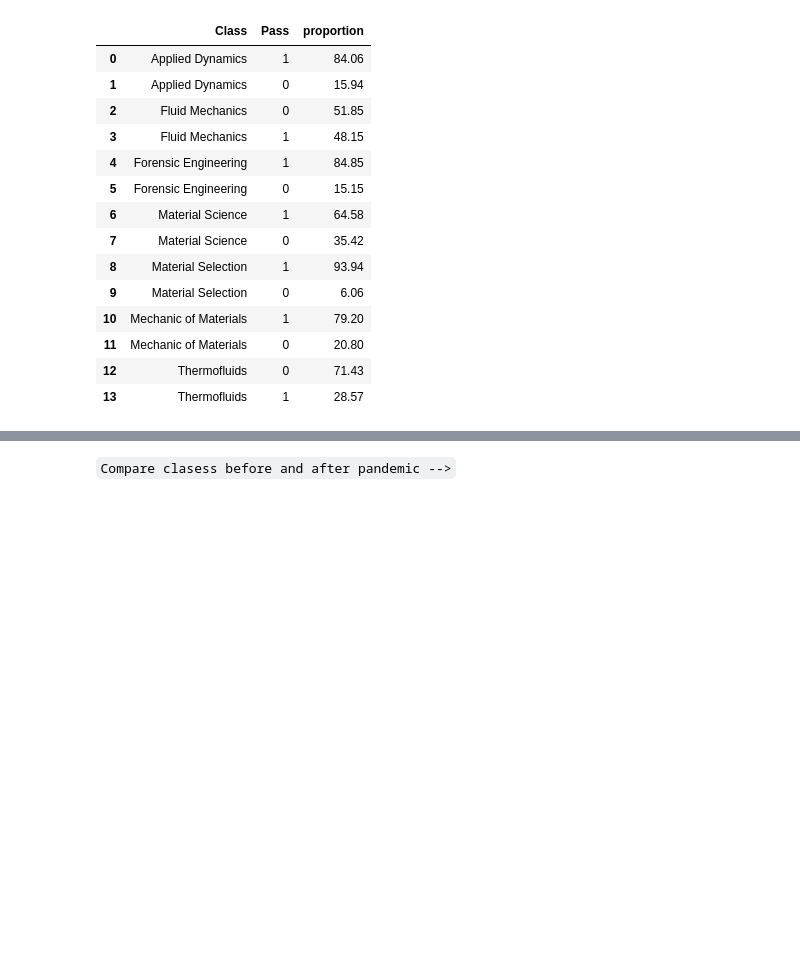
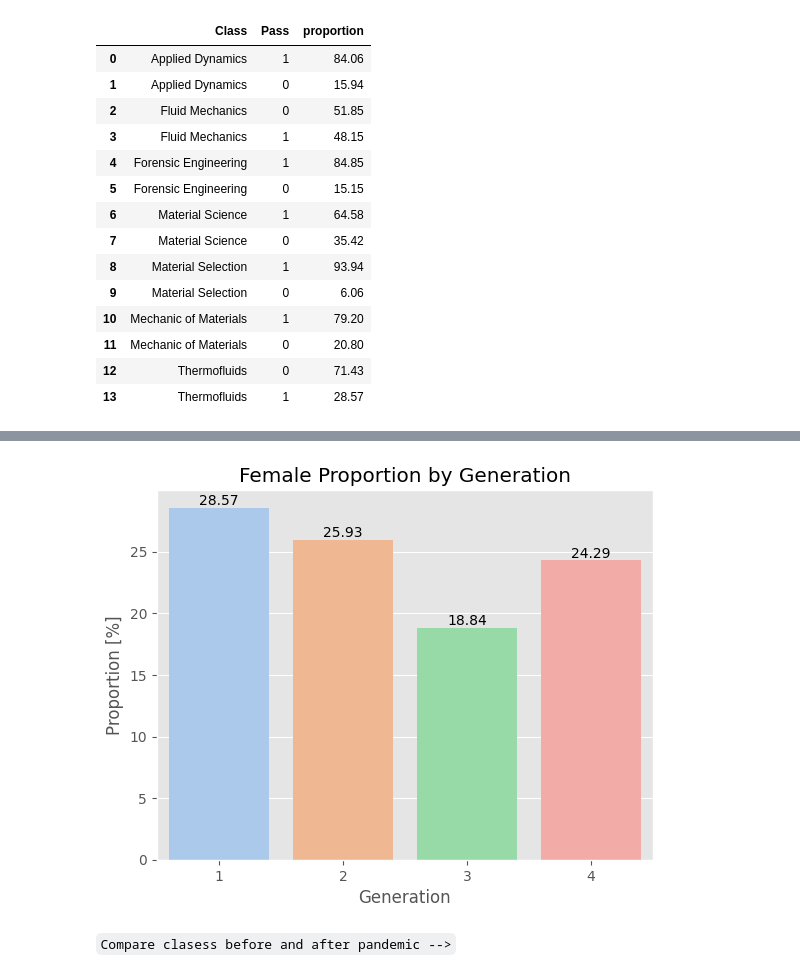
Before and after one commit to alejo1630/grades_college_analysis, a Jupyter notebook: grades.ipynb, the cells around one changed output, grey strips where cells are left out. Saved outputs shown, nothing was run; the diff lists cells and outputs as text; code cells hidden in the pictures; blank space fills up the shorter version.

```diff
--- a/grades.ipynb
+++ b/grades.ipynb
@@ -374,2 +451,20 @@ plt.show()
+# %%
+# Proportion
+
+df_sex_generation = df[["Sex", "Generation"]].groupby("Generation").value_counts(normalize=True).mul(100).round(2).reset_index()
+
+ax = sns.barplot(data = df_sex_generation[df_sex_generation["Sex"] == "F"],
+                 y = "proportion", x = "Generation", palette = "pastel", hue = "Generation", legend = False)
+
+for label in ax.containers:
+    ax.bar_label(label)
+
+plt.title("Female Proportion by Generation")
+plt.xlabel("Generation")
+plt.ylabel("Proportion [%]")
+
+plt.show()
+# %% [output]
+[figure, added]
 # %% [markdown]
 `Compare clasess before and after pandemic -->`
```
Also changed, not shown: parts of 23 cells of this notebook.
